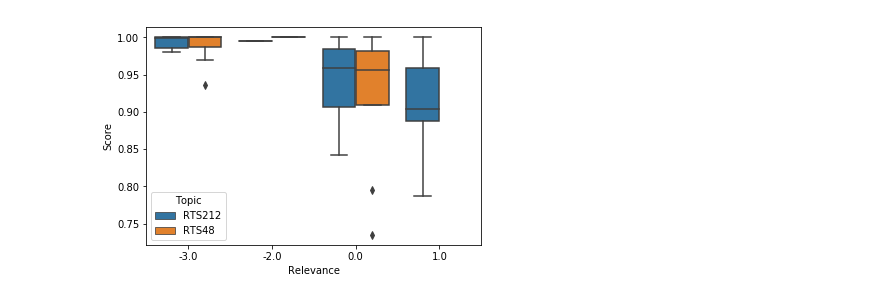
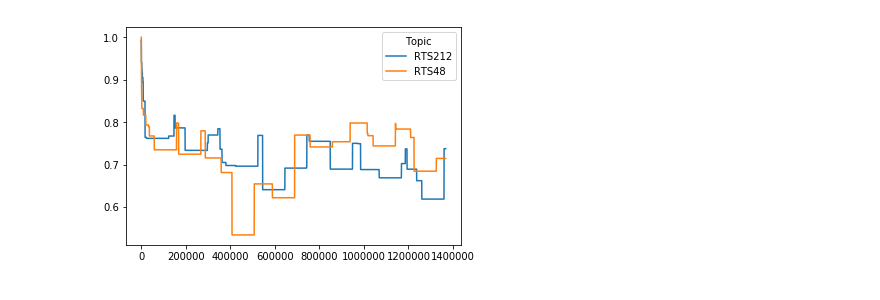
Before and after one commit to dimazest/flock, a Jupyter notebook: rocchio.ipynb, the cells around one changed output. Drawn from its saved outputs; the diff is of its cells as text; code cells hidden in the pictures.

```diff
--- a/rocchio.ipynb
+++ b/rocchio.ipynb
@@ -270,4 +115,4 @@ zzz = zzz.reset_index('Topic')
-# %%
-sns.boxplot(data=zzz, x='Relevance', y='Score', hue='Topic');
-# %% [output]
-[figure, removed]
+# %%
+point['Score'].rolling(100_000, min_periods=1).min().plot(use_index=False);
+# %% [output]
+[figure, added]
```
Also changed, not shown: parts of 33 cells of this notebook.
